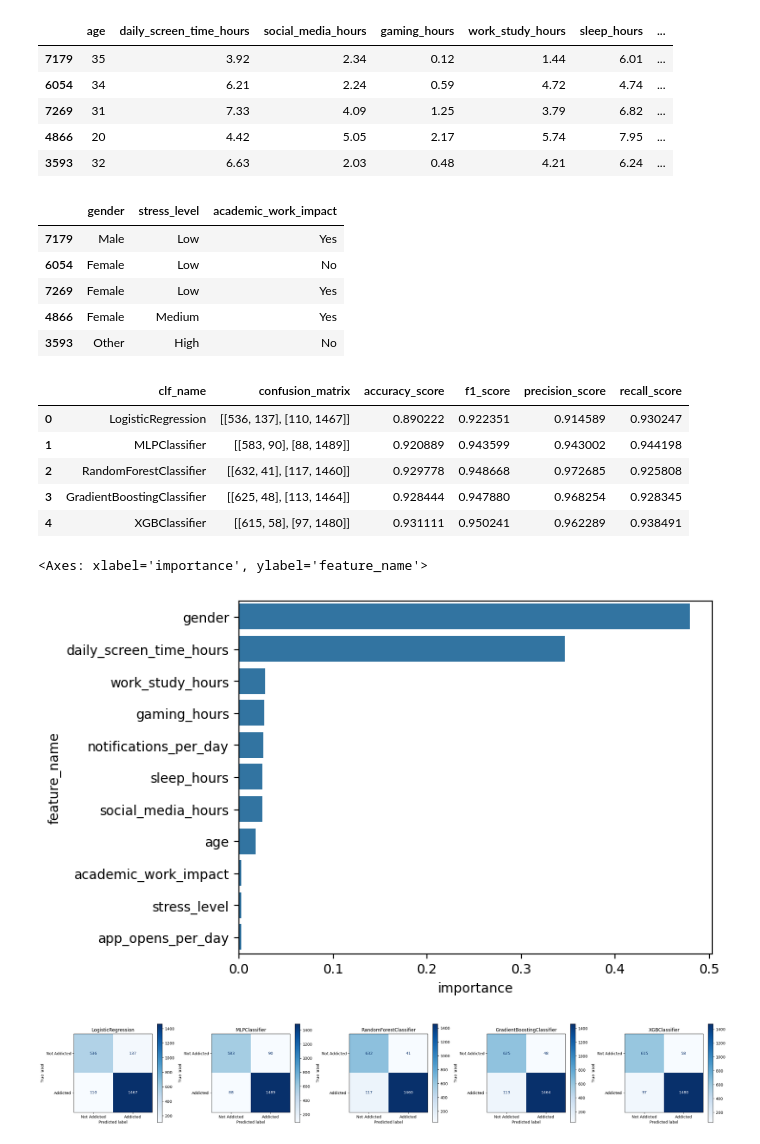
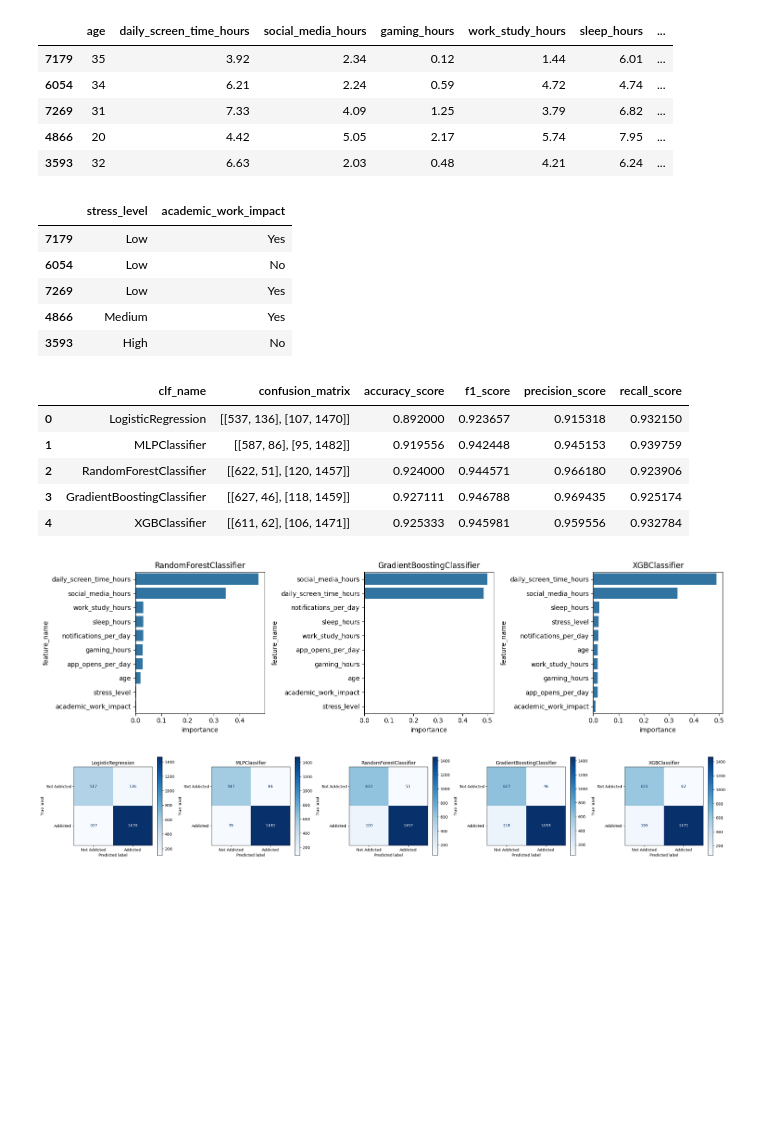
Before and after one commit to m3ll0c/data-science, a Jupyter notebook: PEL309-Paper_Experiments.ipynb, the cells around one changed output. Saved outputs shown, nothing was run; the diff lists cells and outputs as text; code cells hidden in the pictures; blank space fills up the shorter version.

Commit message:
added more visualizations

```diff
--- a/PEL309-Paper_Experiments.ipynb
+++ b/PEL309-Paper_Experiments.ipynb
@@ -54,10 +54,10 @@ df.head()
 # If there is one entry per user, feel free to remove the column, it is not a series
 if df['user_id'].nunique() == df.shape[0]:
     print("One entry per user")
-    df = df.drop(columns=['transaction_id', 'user_id', 'addiction_level', 'weekend_screen_time'])
+    df = df.drop(columns=['transaction_id', 'user_id', 'addiction_level', 'weekend_screen_time', 'gender'])  # removing gender after EDA and visualization
 else:
     print("More than one entry per user")
-    df = df.drop(columns=['transaction_id', 'addiction_level', 'weekend_screen_time'])
+    df = df.drop(columns=['transaction_id', 'addiction_level', 'weekend_screen_time', 'gender'])
 # %% [output]
 One entry per user
 # %%
@@ -97,7 +96,7 @@ df.describe()
 ## Testing and converting categorical variables
 # %%
 # Converting categorical columns to categorical data type
-for column in ["gender", "stress_level", "academic_work_impact"]:
+for column in ["stress_level", "academic_work_impact"]:
     print(df[column].value_counts())
     df[column] = df[column].astype("category")
 # %% [output]
@@ -181,12 +174,12 @@ X_train.select_dtypes(include=['number']).head()
 
 X_train.select_dtypes(include=['category']).head()
 # %% [output]
-|  | gender | stress_level | academic_work_impact |
-| 7179 | Male | Low | Yes |
-| 6054 | Female | Low | No |
-| 7269 | Female | Low | Yes |
-| 4866 | Female | Medium | Yes |
-| 3593 | Other | High | No |
+|  | stress_level | academic_work_impact |
+| 7179 | Low | Yes |
+| 6054 | Low | No |
+| 7269 | Low | Yes |
+| 4866 | Medium | Yes |
+| 3593 | High | No |
 # %%
 numeric_features = X_train.select_dtypes(include=['number']).columns
 numeric_transformer = Pipeline(
@@ -245,20 +238,33 @@ results_df = pd.DataFrame(results).drop(columns=["clf"])
 results_df
 # %% [output]
 |  | clf_name | confusion_matrix | accuracy_score | f1_score | precision_score | recall_score |
-| 0 | LogisticRegression | [[536, 137], [110, 1467]] | 0.890222 | 0.922351 | 0.914589 | 0.930247 |
-| 1 | MLPClassifier | [[583, 90], [88, 1489]] | 0.920889 | 0.943599 | 0.943002 | 0.944198 |
-| 2 | RandomForestClassifier | [[632, 41], [117, 1460]] | 0.929778 | 0.948668 | 0.972685 | 0.925808 |
-| 3 | GradientBoostingClassifier | [[625, 48], [113, 1464]] | 0.928444 | 0.947880 | 0.968254 | 0.928345 |
-| 4 | XGBClassifier | [[615, 58], [97, 1480]] | 0.931111 | 0.950241 | 0.962289 | 0.938491 |
+| 0 | LogisticRegression | [[537, 136], [107, 1470]] | 0.892000 | 0.923657 | 0.915318 | 0.932150 |
+| 1 | MLPClassifier | [[587, 86], [95, 1482]] | 0.919556 | 0.942448 | 0.945153 | 0.939759 |
+| 2 | RandomForestClassifier | [[622, 51], [120, 1457]] | 0.924000 | 0.944571 | 0.966180 | 0.923906 |
+| 3 | GradientBoostingClassifier | [[627, 46], [118, 1459]] | 0.927111 | 0.946788 | 0.969435 | 0.925174 |
+| 4 | XGBClassifier | [[611, 62], [106, 1471]] | 0.925333 | 0.945981 | 0.959556 | 0.932784 |
 # %%
-df_importance = pd.DataFrame([{"feature_name": name, "importance": imp} for imp, name in zip(results[2]["clf"]["classifier"].feature_importances_, X_train.columns)])
+df_importance = pd.DataFrame([{"feature_name": name, "importance": imp} for imp, name in zip(results[4]["clf"]["classifier"].feature_importances_, X_train.columns)])
 # %%
 df_importance = df_importance.sort_values(by="importance", ascending=False)
 # %%
-sns.barplot(data=df_importance, x="importance", y="feature_name")
+from matplotlib import pyplot as plt
+
+f, axes = plt.subplots(1, 3, figsize=(15, 4))
+
+
+for ax, result in zip(axes, results[2:]):
+
+    df_importance = pd.DataFrame([{"feature_name": name, "importance": imp} for imp, name in zip(result["clf"]["classifier"].feature_importances_, X_train.columns)])
+
+    df_importance = df_importance.sort_values(by="importance", ascending=False)
+
+    sns.barplot(ax=ax, data=df_importance, x="importance", y="feature_name")
+
+    ax.title.set_text(result["clf_name"])
+    plt.tight_layout()
 # %% [output]
-<Axes: xlabel='importance', ylabel='feature_name'>
-[figure, old version]
+[figure, new version]
 # %%
 from sklearn.metrics import ConfusionMatrixDisplay
 from matplotlib import pyplot as plt
```
Also changed, not shown: parts of 4 cells of this notebook.
